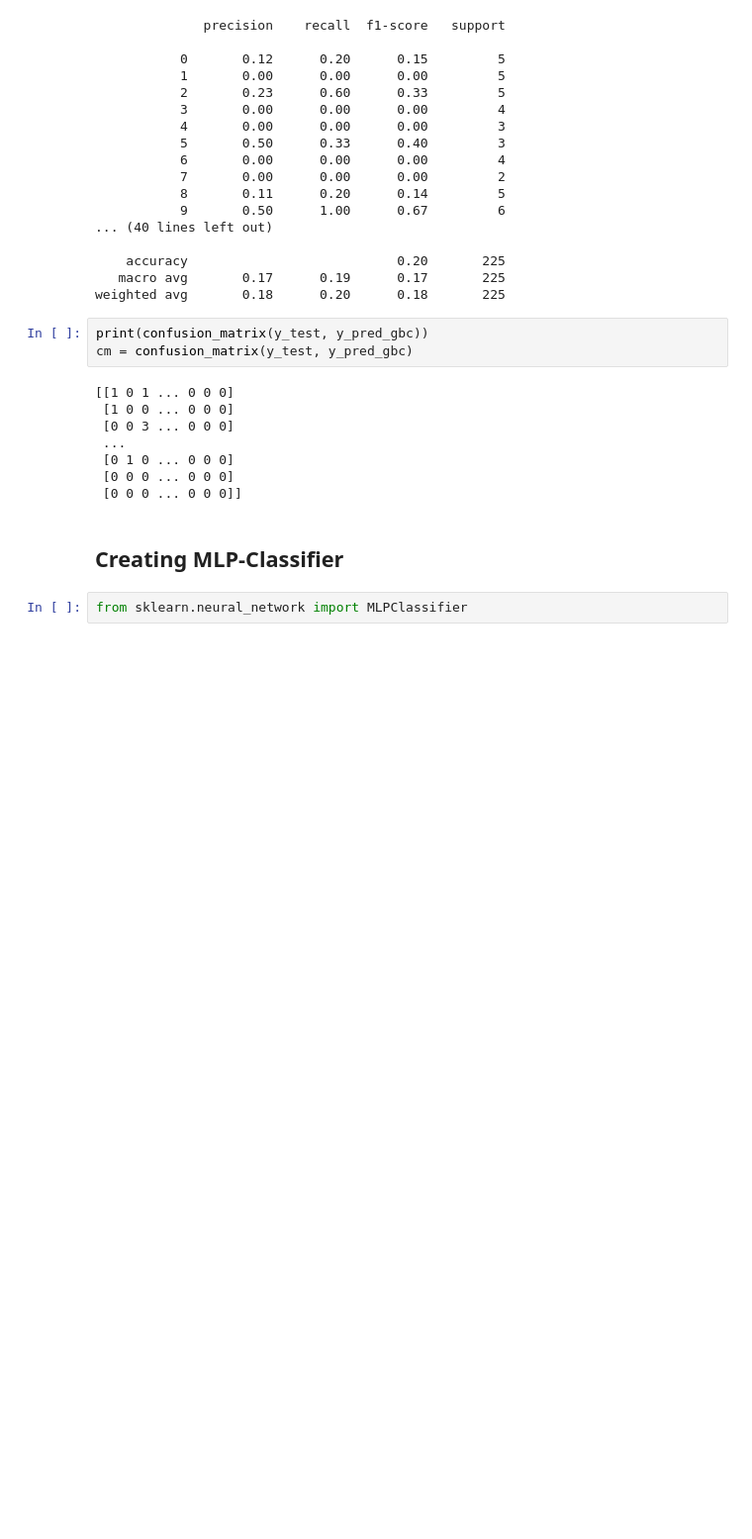
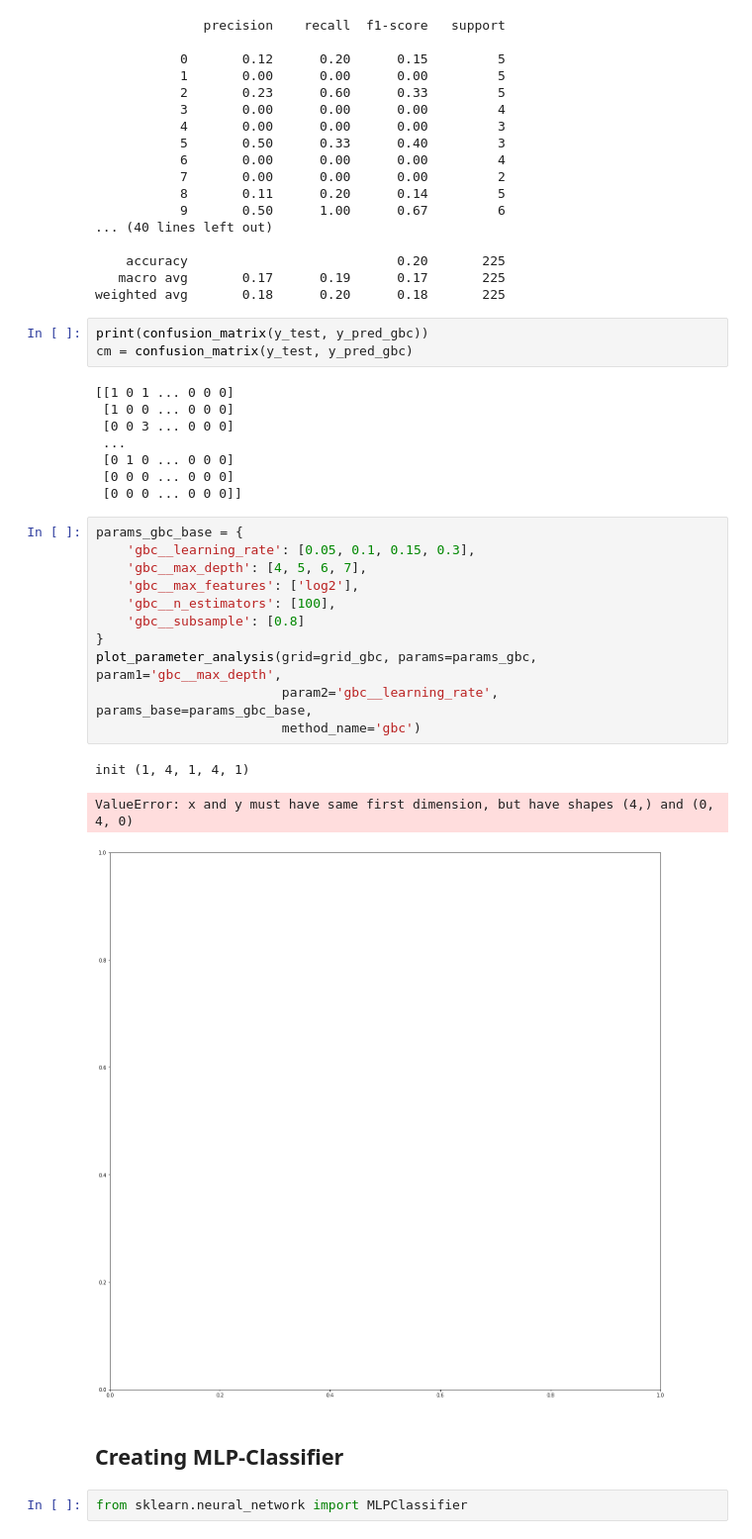
Before and after one commit to theGreatRaphael/ML_Task1, a Jupyter notebook: Exercise2/Amazon.ipynb, the cells around one changed output. Shown at 99% size. Saved outputs shown, nothing was run; the diff lists cells and outputs as text; blank space fills up the shorter version.

```diff
--- a/Exercise2/Amazon.ipynb
+++ b/Exercise2/Amazon.ipynb
@@ -422,6 +506,21 @@ cm = confusion_matrix(y_test, y_pred_gbc)
  [0 1 0 ... 0 0 0]
  [0 0 0 ... 0 0 0]
  [0 0 0 ... 0 0 0]]
+# %%
+params_gbc_base = {
+    'gbc__learning_rate': [0.05, 0.1, 0.15, 0.3],
+    'gbc__max_depth': [4, 5, 6, 7],
+    'gbc__max_features': ['log2'],
+    'gbc__n_estimators': [100],
+    'gbc__subsample': [0.8]
+}
+plot_parameter_analysis(grid=grid_gbc, params=params_gbc, param1='gbc__max_depth',
+                        param2='gbc__learning_rate', params_base=params_gbc_base,
+                        method_name='gbc')
+# %% [output]
+init (1, 4, 1, 4, 1)
+ValueError: x and y must have same first dimension, but have shapes (4,) and (0, 4, 0)
+[figure, added]
 # %% [markdown]
 ## Creating MLP-Classifier
 # %%
```
Also changed, not shown: parts of 16 cells of this notebook.
